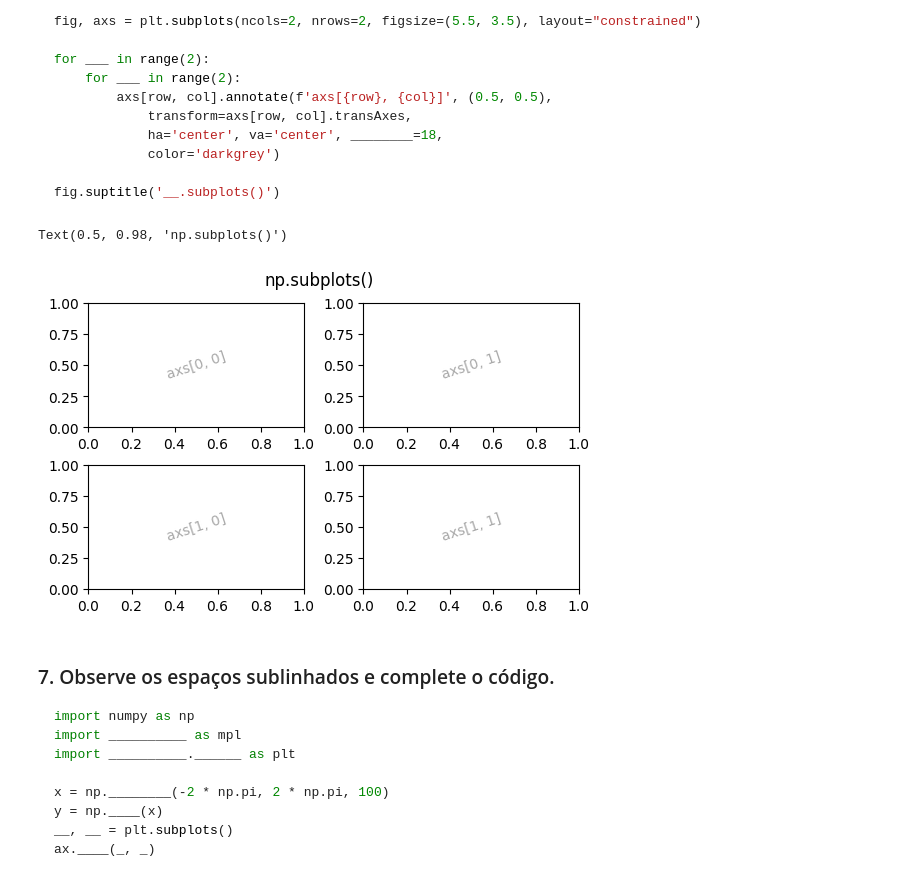
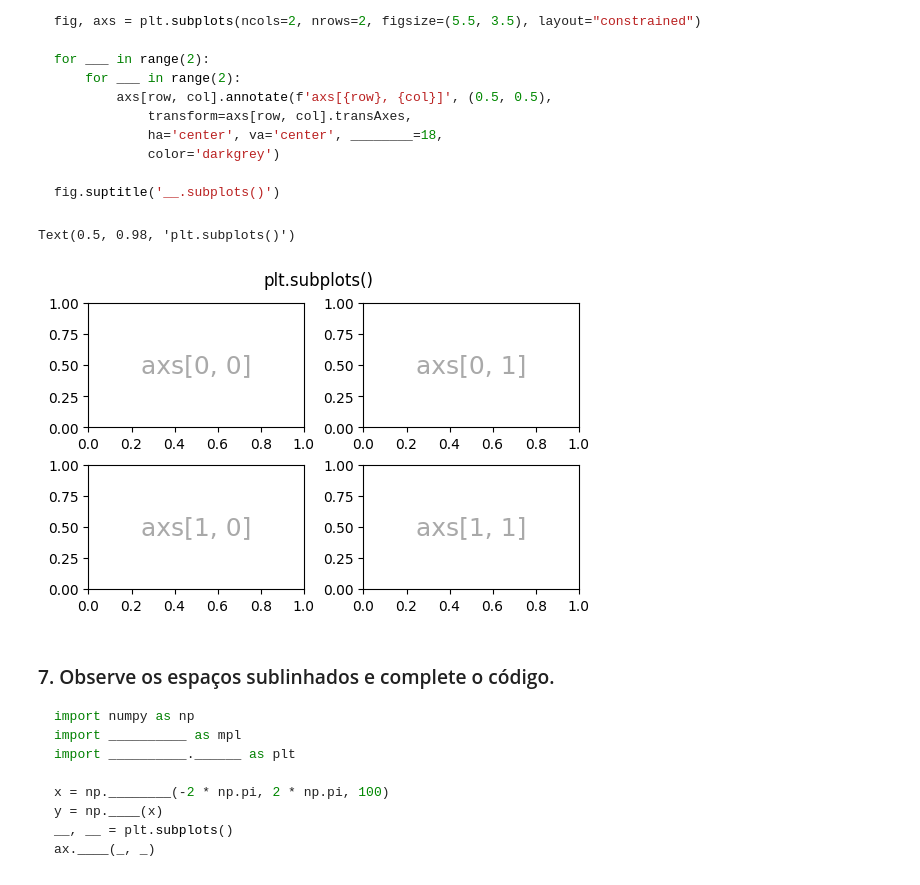
Before and after one commit to MauroV27/avanti-bootcamp-ml, a Jupyter notebook: atividades/atividade02.ipynb, the cells around one changed output. Saved outputs shown, nothing was run; the diff lists cells and outputs as text; code cells hidden in the pictures.

```diff
--- a/atividades/atividade02.ipynb
+++ b/atividades/atividade02.ipynb
@@ -116,20 +116,20 @@ fig.suptitle('__.subplots()')
 # %%
 import matplotlib.pyplot as plt
 import numpy as np
 
 fig, axs = plt.subplots(ncols=2, nrows=2, figsize=(5.5, 3.5), layout="constrained")
 
 for row in range(2):
     for col in range(2):
         axs[row, col].annotate(f'axs[{row}, {col}]', (0.5, 0.5),
                                transform=axs[row, col].transAxes,
-                               ha='center', va='center', rotation=18,
+                               ha='center', va='center', fontsize=18,
                                color='darkgrey')
 
-fig.suptitle('np.subplots()')
+fig.suptitle('plt.subplots()')
 # %% [output]
-Text(0.5, 0.98, 'np.subplots()')
+Text(0.5, 0.98, 'plt.subplots()')
-[figure, old version]
+[figure, new version]
 # %% [markdown]
 ### 7. Observe os espaços sublinhados e complete o código.
 
```
Also changed, not shown: parts of 3 cells of this notebook.
